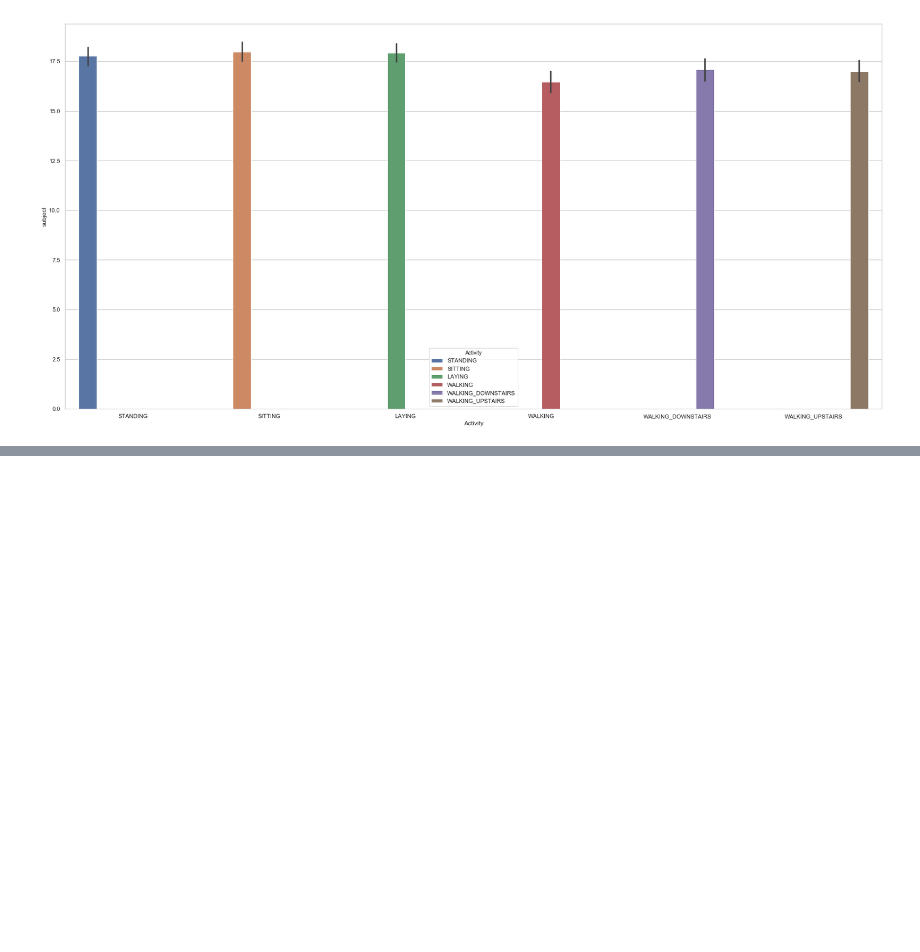
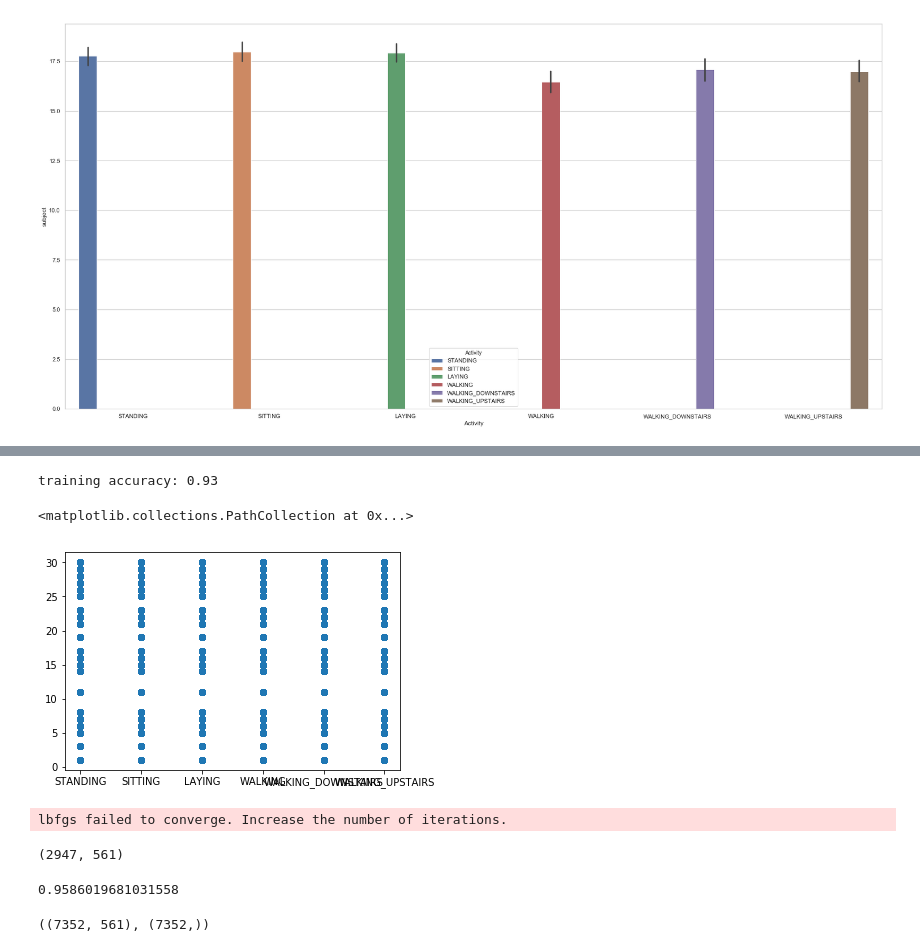
Before and after one commit to aruna09/Human-Activity-Recognition-using-Smartphones, a Jupyter notebook: ML_project_NN.ipynb, the cells around one changed output, grey strips where cells are left out. Cells and saved outputs as stored; diff of their text form; code cells hidden in the pictures; blank space fills up the shorter version.

```diff
--- a/ML_project_NN.ipynb
+++ b/ML_project_NN.ipynb
@@ -95,0 +224,12 @@ ax1 = sb.barplot(x="Activity",y="subject", hue="Activity", data=train)
+# %%
+hidden_layer = np.maximum(0, np.dot(test_x, W) + b)
+scores = np.dot(hidden_layer, W2) + b2
+predicted_class = np.argmax(scores, axis=1)
+print ('training accuracy: %.2f' % (np.mean(predicted_class == test_y)))
+# %% [output]
+training accuracy: 0.93
+# %%
+plt.scatter(train['Activity'], train['subject'])
+# %% [output]
+<matplotlib.collections.PathCollection at 0x...>
+[figure, added]
@@ -95,0 +238,16 @@ ax1 = sb.barplot(x="Activity",y="subject", hue="Activity", data=train)
+# %%
+model = LogisticRegression(random_state = 0 , solver = 'lbfgs', multi_class = 'multinomial',  max_iter=100).fit(train_x,train_y)
+# %% [output]
+lbfgs failed to converge. Increase the number of iterations.
+# %%
+test_x.shape
+# %% [output]
+(2947, 561)
+# %%
+model.score(test_x, test_y)
+# %% [output]
+0.9586019681031558
+# %%
+X.shape, y.shape
+# %% [output]
+((7352, 561), (7352,))
```
Also changed, not shown: parts of 9 cells of this notebook.
